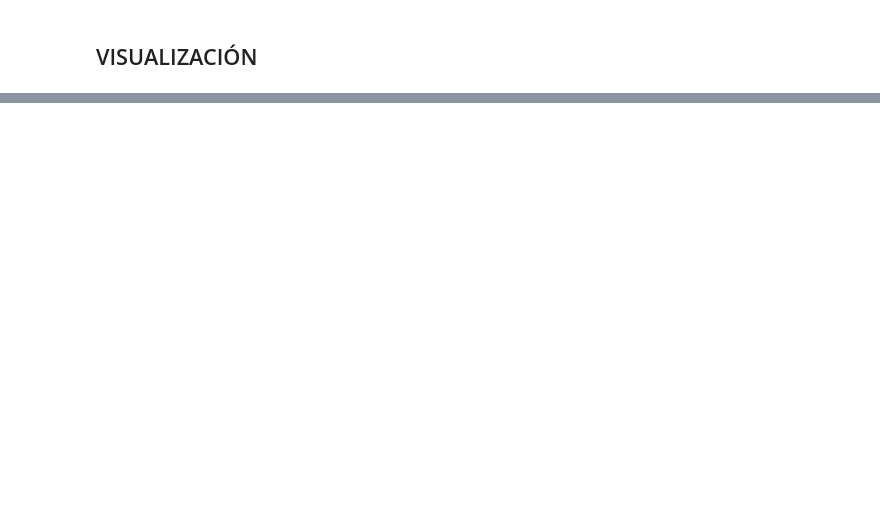
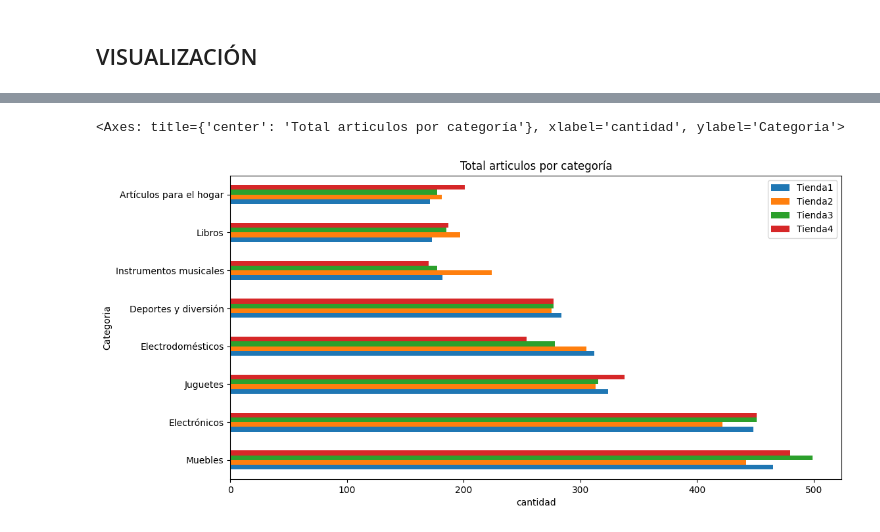
Before and after one commit to Vagoberto10/AluraStore, a Jupyter notebook: AluraStoreLatam.ipynb, the cells around one changed output, grey strips where cells are left out. Drawn from its saved outputs; the diff is of its cells as text; code cells hidden in the pictures; blank space fills up the shorter version.

Commit message:
Actualización hasta el grafico de artículos vendidos por categoría

```diff
--- a/AluraStoreLatam.ipynb
+++ b/AluraStoreLatam.ipynb
@@ -65,7 +65,8 @@ formatodinero4
 # 2. Ventas por categoría
 # %%
 vendidos1 = tienda['Categoría del Producto']
-vendidos1.value_counts()
+topventas1 = vendidos1.value_counts()
+topventas1
 # %% [output]
 |  | count |
 | Categoría del Producto |  |
@@ -104,7 +105,8 @@ productosvendidos1
 dtype: int64
 # %%
 vendidos2 = tienda2['Categoría del Producto']
-vendidos2.value_counts()
+topventas2 = vendidos2.value_counts()
+topventas2
 # %% [output]
 |  | count |
 | Categoría del Producto |  |
@@ -143,7 +145,8 @@ productosvendidos2
 dtype: int64
 # %%
 vendidos3 = tienda3['Categoría del Producto']
-vendidos3.value_counts()
+topventas3 = vendidos3.value_counts()
+topventas3
 # %% [output]
 |  | count |
 | Categoría del Producto |  |
@@ -182,7 +185,8 @@ productosvendidos3
 dtype: int64
 # %%
 vendidos4 = tienda4['Categoría del Producto']
-vendidos4.value_counts()
+topventas4 = vendidos4.value_counts()
+topventas4
 # %% [output]
 |  | count |
 | Categoría del Producto |  |
@@ -428,0 +456,7 @@ El costo de envió promedio de la tienda 4 es: $23459
+# %%
+categorias = pd.concat([topventas1, topventas2, topventas3, topventas4], axis=1)
+categorias.columns = ['Tienda1', 'Tienda2', 'Tienda3', 'Tienda4']
+categorias.plot(kind='barh', figsize=(12,6), title='Total articulos por categoría', xlabel='cantidad', ylabel='Categoria')
+# %% [output]
+<Axes: title={'center': 'Total articulos por categoría'}, xlabel='cantidad', ylabel='Categoria'>
+[figure, added]
```
Also changed, not shown: parts of 7 cells of this notebook.
